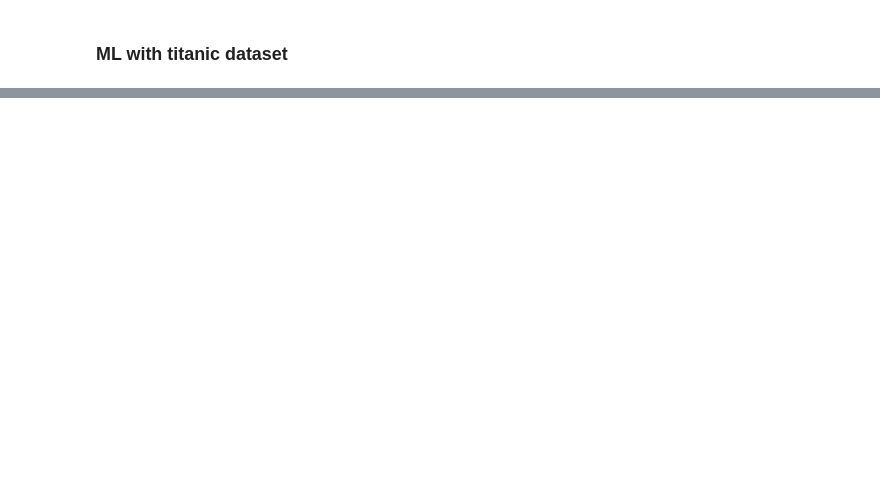
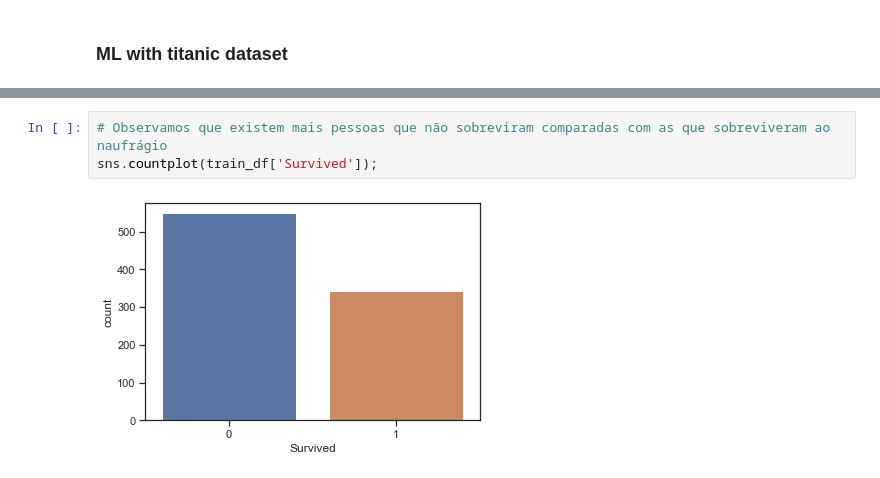
Before and after one commit to cantaruttim/Titanic, a Jupyter notebook: Titanic.ipynb, the cells around one changed output, grey strips where cells are left out. Drawn from its saved outputs; the diff is of its cells as text; blank space fills up the shorter version.

```diff
--- a/Titanic.ipynb
+++ b/Titanic.ipynb
@@ -25,0 +101,5 @@ display(train_df)
+# %%
+# Observamos que existem mais pessoas que não sobreviram comparadas com as que sobreviveram ao naufrágio
+sns.countplot(train_df['Survived']);
+# %% [output]
+[figure, added]
```
Also changed, not shown: parts of 13 cells of this notebook.
